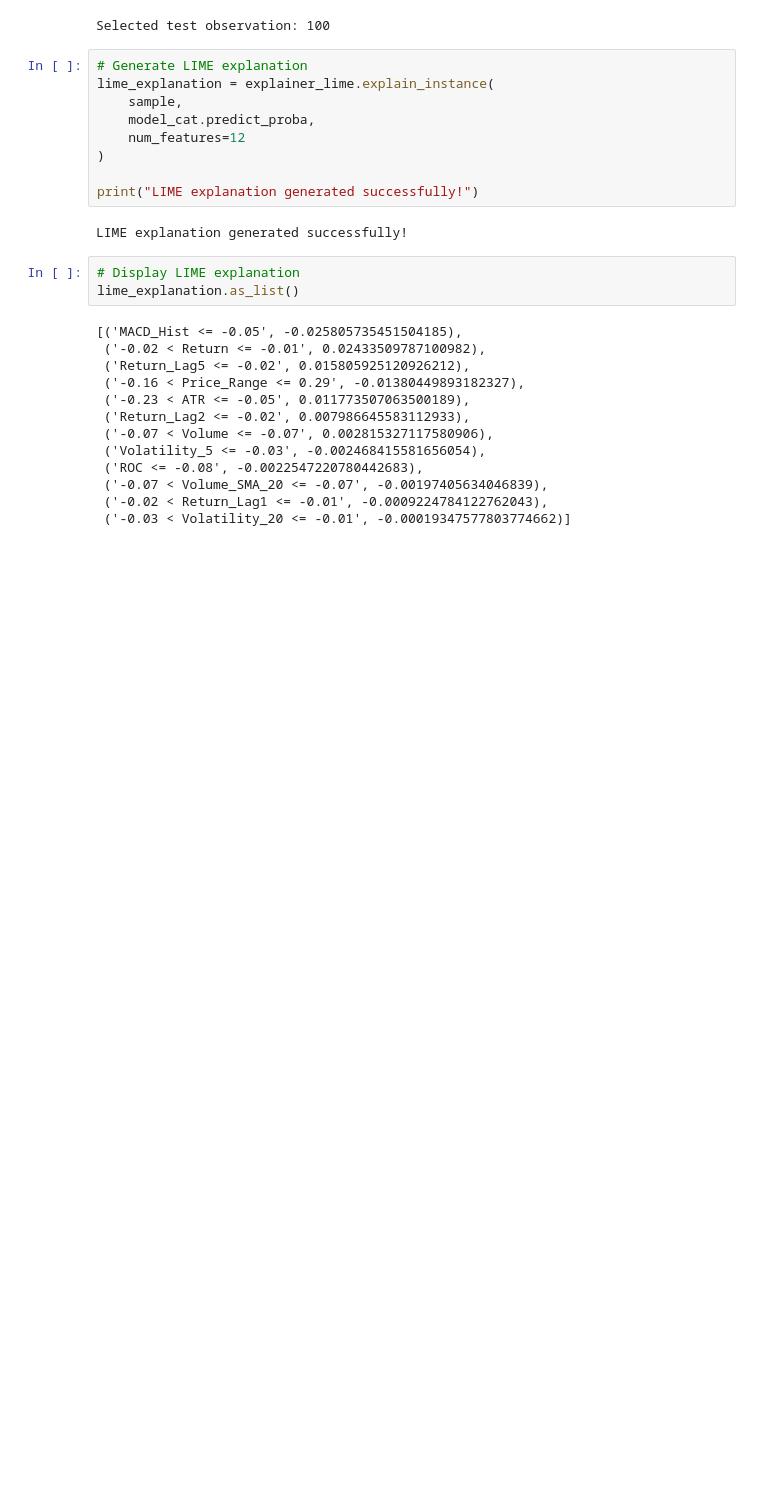
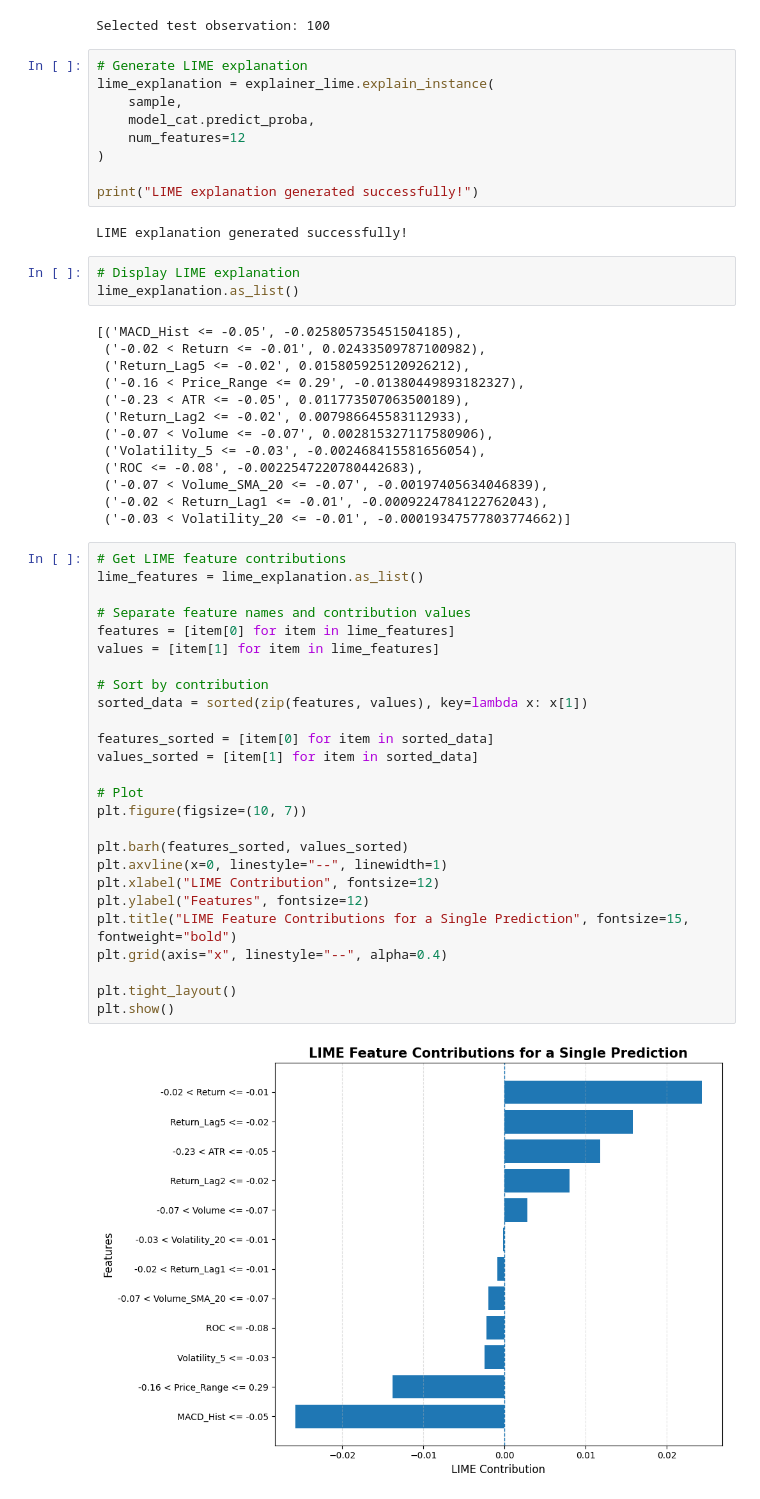
Before and after one commit to samifahim07/Dse-explainable-stock-intelligence, a Jupyter notebook: DSE_Stock_Intelligence_Forecasting.ipynb, the cells around one changed output. Cells and saved outputs as stored; diff of their text form; blank space fills up the shorter version.

```diff
--- a/DSE_Stock_Intelligence_Forecasting.ipynb
+++ b/DSE_Stock_Intelligence_Forecasting.ipynb
@@ -2716,3 +2716,31 @@ lime_explanation.as_list()
  ('-0.07 < Volume_SMA_20 <= -0.07', -0.00197405634046839),
  ('-0.02 < Return_Lag1 <= -0.01', -0.0009224784122762043),
  ('-0.03 < Volatility_20 <= -0.01', -0.00019347577803774662)]
+# %%
+# Get LIME feature contributions
+lime_features = lime_explanation.as_list()
+
+# Separate feature names and contribution values
+features = [item[0] for item in lime_features]
+values = [item[1] for item in lime_features]
+
+# Sort by contribution
+sorted_data = sorted(zip(features, values), key=lambda x: x[1])
+
+features_sorted = [item[0] for item in sorted_data]
+values_sorted = [item[1] for item in sorted_data]
+
+# Plot
+plt.figure(figsize=(10, 7))
+
+plt.barh(features_sorted, values_sorted)
+plt.axvline(x=0, linestyle="--", linewidth=1)
+plt.xlabel("LIME Contribution", fontsize=12)
+plt.ylabel("Features", fontsize=12)
+plt.title("LIME Feature Contributions for a Single Prediction", fontsize=15, fontweight="bold")
+plt.grid(axis="x", linestyle="--", alpha=0.4)
+
+plt.tight_layout()
+plt.show()
+# %% [output]
+[figure, added]
```
